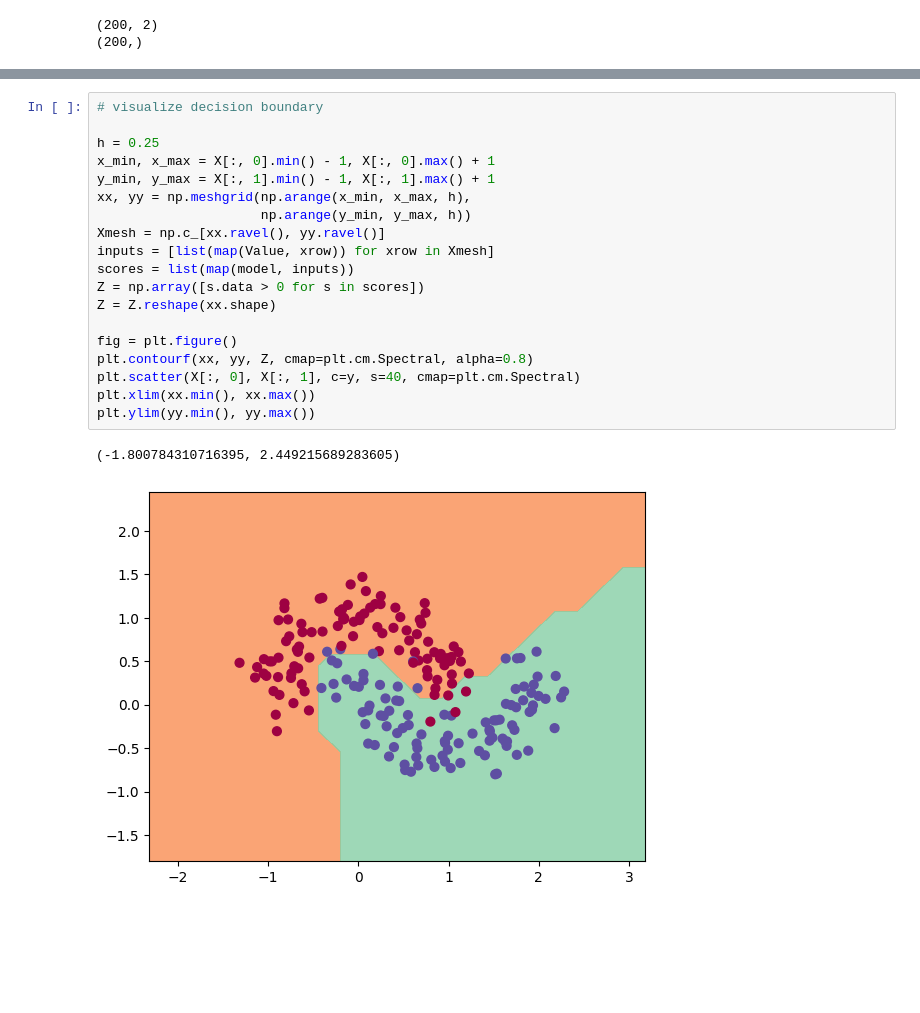
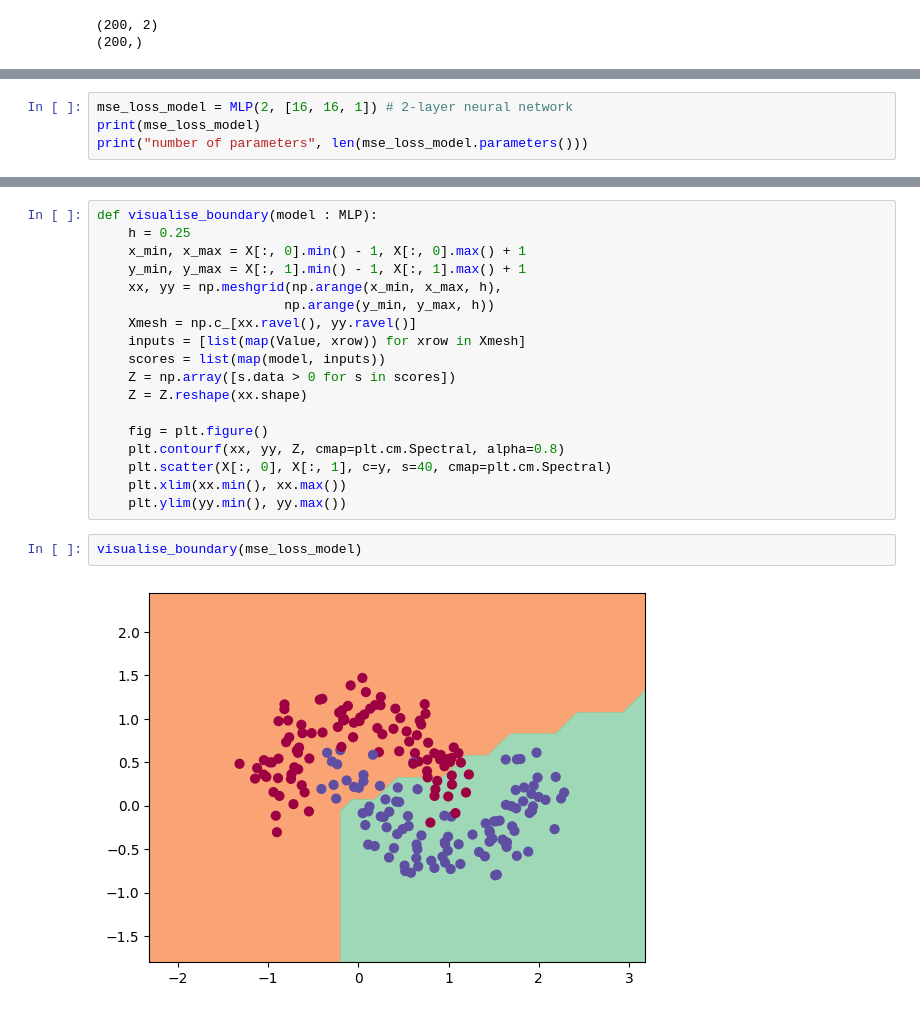
Before and after one commit to doobiusP/Autograd-Impl, a Jupyter notebook: demo.ipynb, the cells around one changed output, grey strips where cells are left out. Cells and saved outputs as stored; diff of their text form; blank space fills up the shorter version.

```diff
--- a/demo.ipynb
+++ b/demo.ipynb
@@ -109,0 +39,4 @@ def svm_loss(batch_size=None):
+# %%
+mse_loss_model = MLP(2, [16, 16, 1]) # 2-layer neural network
+print(mse_loss_model)
+print("number of parameters", len(mse_loss_model.parameters()))
@@ -181,22 +173,22 @@ for k in range(num_epochs):
 # %%
-# visualize decision boundary
+def visualise_boundary(model : MLP):
+    h = 0.25
+    x_min, x_max = X[:, 0].min() - 1, X[:, 0].max() + 1
+    y_min, y_max = X[:, 1].min() - 1, X[:, 1].max() + 1
+    xx, yy = np.meshgrid(np.arange(x_min, x_max, h),
+                        np.arange(y_min, y_max, h))
+    Xmesh = np.c_[xx.ravel(), yy.ravel()]
+    inputs = [list(map(Value, xrow)) for xrow in Xmesh]
+    scores = list(map(model, inputs))
+    Z = np.array([s.data > 0 for s in scores])
+    Z = Z.reshape(xx.shape)
 
-h = 0.25
-x_min, x_max = X[:, 0].min() - 1, X[:, 0].max() + 1
-y_min, y_max = X[:, 1].min() - 1, X[:, 1].max() + 1
-xx, yy = np.meshgrid(np.arange(x_min, x_max, h),
-                     np.arange(y_min, y_max, h))
-Xmesh = np.c_[xx.ravel(), yy.ravel()]
-inputs = [list(map(Value, xrow)) for xrow in Xmesh]
-scores = list(map(model, inputs))
-Z = np.array([s.data > 0 for s in scores])
-Z = Z.reshape(xx.shape)
-
-fig = plt.figure()
-plt.contourf(xx, yy, Z, cmap=plt.cm.Spectral, alpha=0.8)
-plt.scatter(X[:, 0], X[:, 1], c=y, s=40, cmap=plt.cm.Spectral)
-plt.xlim(xx.min(), xx.max())
-plt.ylim(yy.min(), yy.max())
+    fig = plt.figure()
+    plt.contourf(xx, yy, Z, cmap=plt.cm.Spectral, alpha=0.8)
+    plt.scatter(X[:, 0], X[:, 1], c=y, s=40, cmap=plt.cm.Spectral)
+    plt.xlim(xx.min(), xx.max())
+    plt.ylim(yy.min(), yy.max())
-# %% [output]
-(-1.800784310716395, 2.449215689283605)
-[figure, removed]
+# %%
+visualise_boundary(mse_loss_model)
+# %% [output]
+[figure, added]
```
Also changed, not shown: parts of 11 cells of this notebook.
